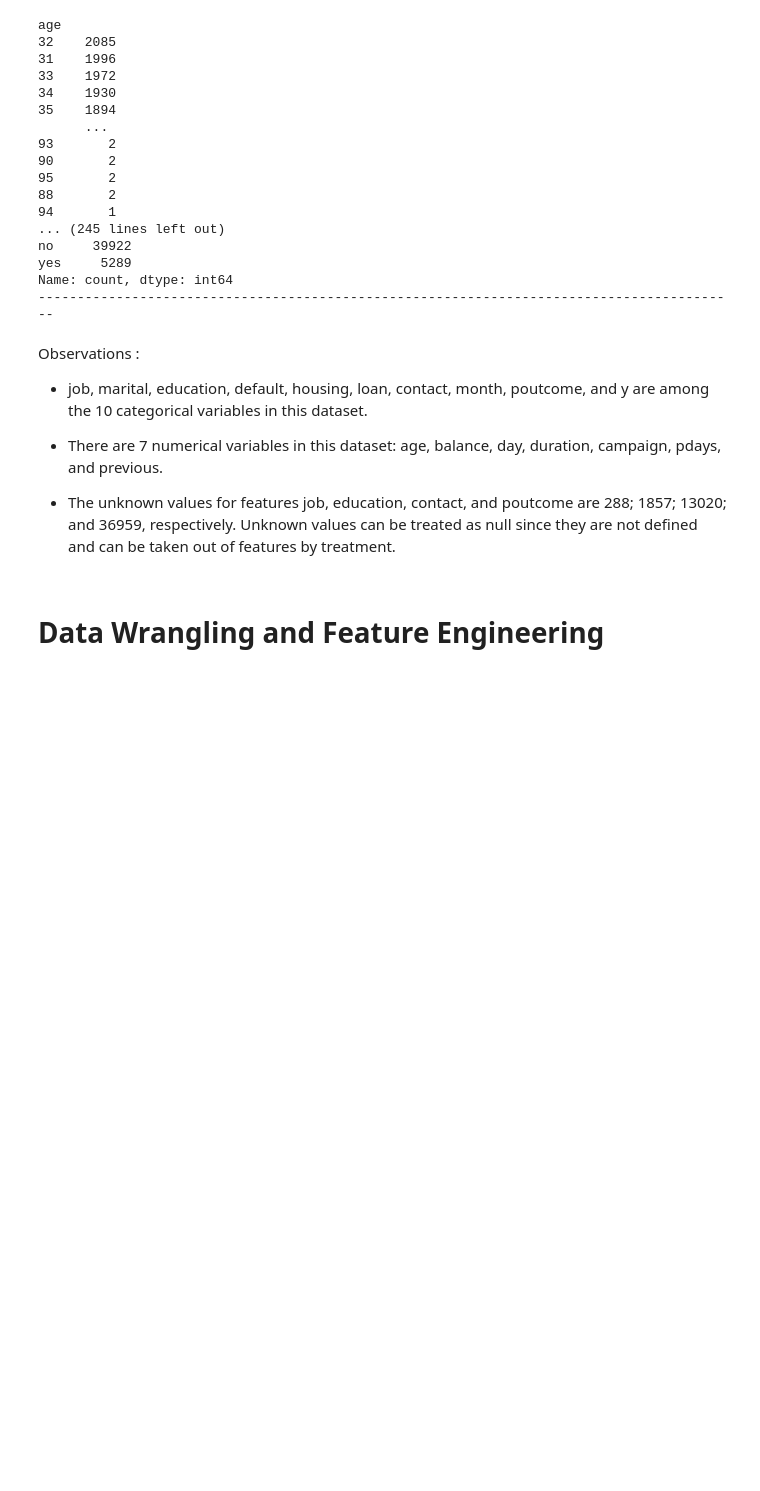
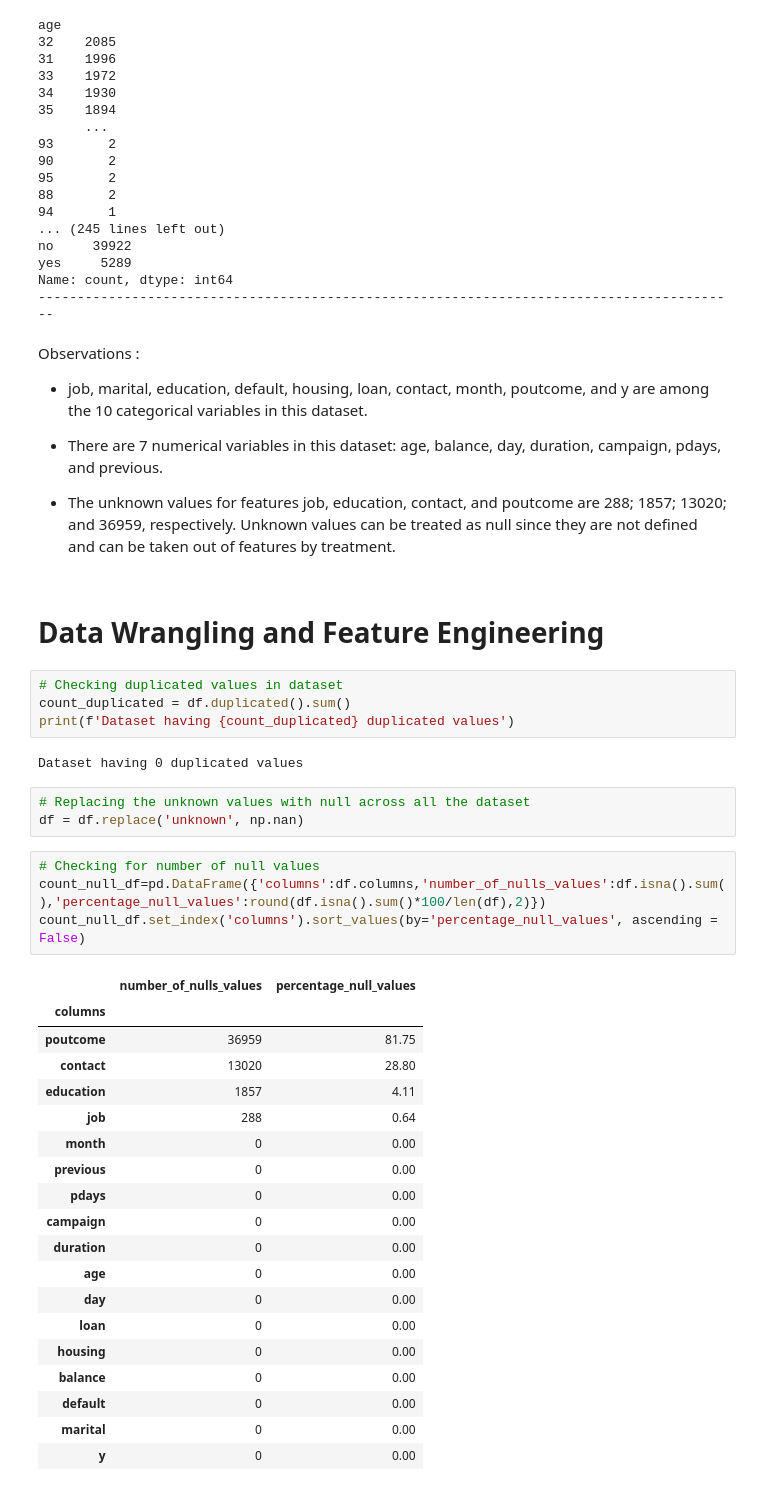
Before and after one commit to bimal-bp/Bank-Marketing-Effectiveness-Prediction-ML-Classification, a Jupyter notebook: project.ipynb, the cells around one changed output. Drawn from its saved outputs; the diff is of its cells as text; blank space fills up the shorter version.

```diff
--- a/project.ipynb
+++ b/project.ipynb
@@ -298,3 +298,36 @@ Observations :
 - The unknown values for features job, education, contact, and poutcome are 288; 1857; 13020; and 36959, respectively. Unknown values can be treated as null since they are not defined and can be taken out of features by treatment.
 # %% [markdown]
 # Data Wrangling and Feature Engineering
+# %%
+# Checking duplicated values in dataset
+count_duplicated = df.duplicated().sum()
+print(f'Dataset having {count_duplicated} duplicated values')
+# %% [output]
+Dataset having 0 duplicated values
+# %%
+# Replacing the unknown values with null across all the dataset
+df = df.replace('unknown', np.nan)
+# %%
+# Checking for number of null values
+count_null_df=pd.DataFrame({'columns':df.columns,'number_of_nulls_values':df.isna().sum(),'percentage_null_values':round(df.isna().sum()*100/len(df),2)})
+count_null_df.set_index('columns').sort_values(by='percentage_null_values', ascending = False)
+# %% [output]
+|  | number_of_nulls_values | percentage_null_values |
+| columns |  |  |
+| poutcome | 36959 | 81.75 |
+| contact | 13020 | 28.80 |
+| education | 1857 | 4.11 |
+| job | 288 | 0.64 |
+| month | 0 | 0.00 |
+| previous | 0 | 0.00 |
+| pdays | 0 | 0.00 |
+| campaign | 0 | 0.00 |
+| duration | 0 | 0.00 |
+| age | 0 | 0.00 |
+| day | 0 | 0.00 |
+| loan | 0 | 0.00 |
+| housing | 0 | 0.00 |
+| balance | 0 | 0.00 |
+| default | 0 | 0.00 |
+| marital | 0 | 0.00 |
+| y | 0 | 0.00 |
```
Also changed, not shown: parts of 7 cells of this notebook.
